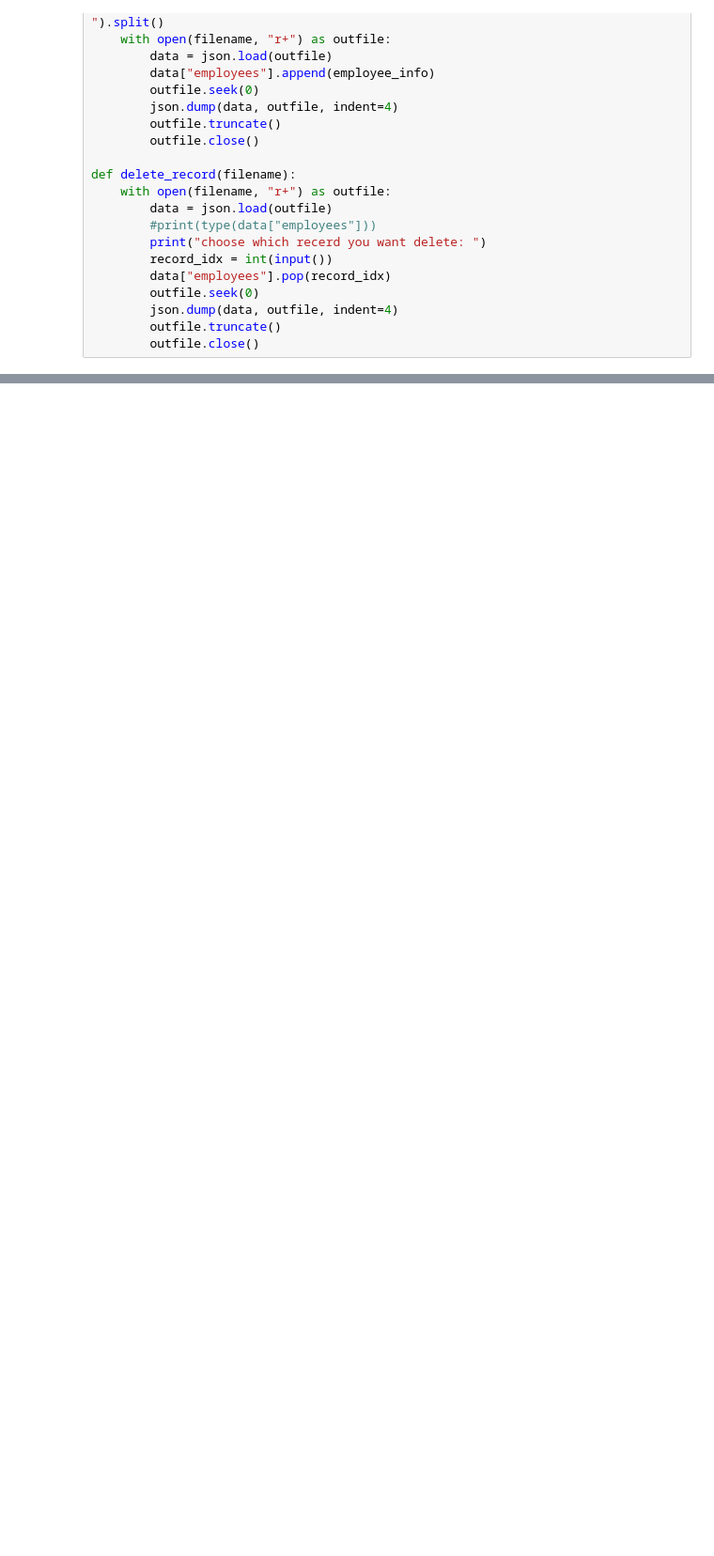
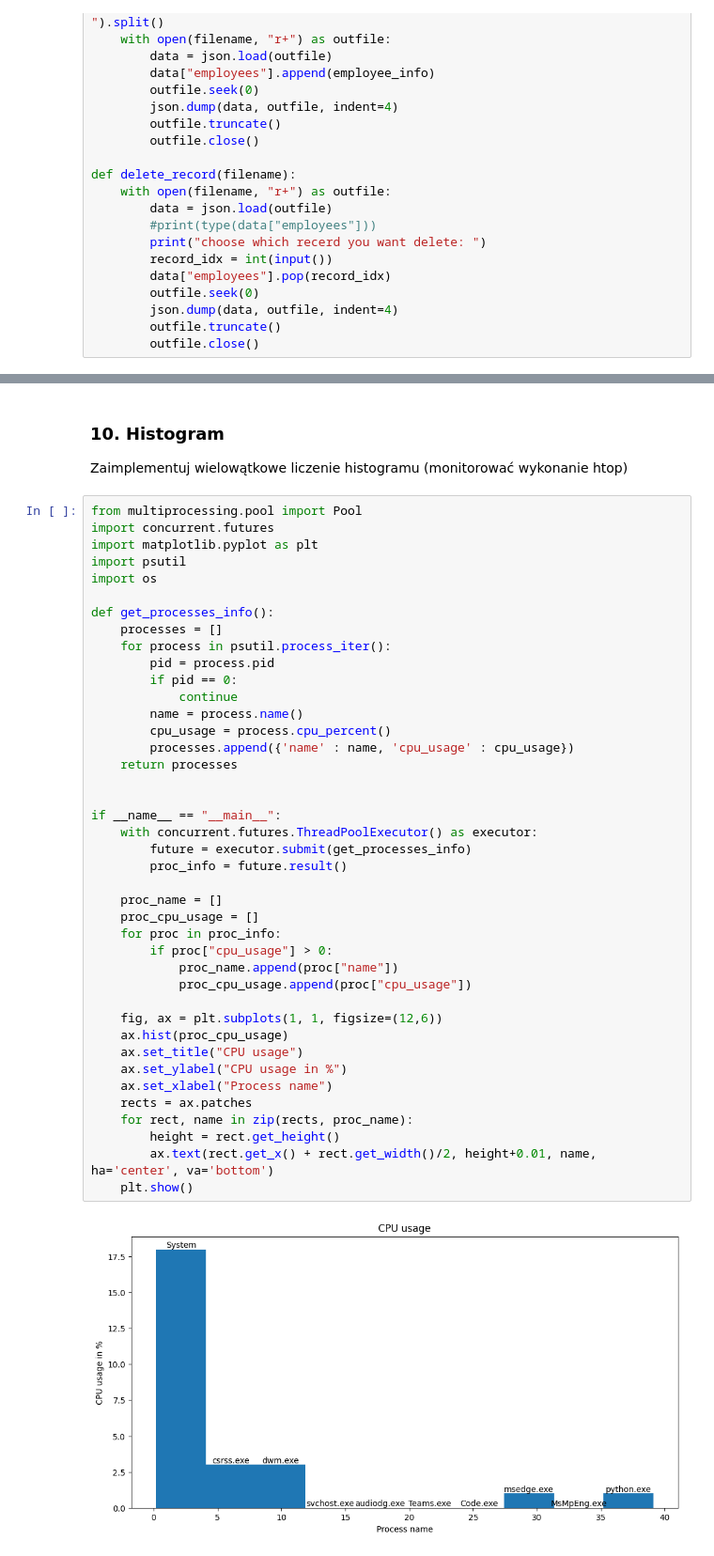
Before and after one commit to maj77/PythonCourse, a Jupyter notebook: PythonLab.ipynb, the cells around one changed output, grey strips where cells are left out. Shown: that part at 94% size. Saved outputs shown, nothing was run; the diff lists cells and outputs as text; blank space fills up the shorter version.

```diff
--- a/PythonLab.ipynb
+++ b/PythonLab.ipynb
@@ -355,3 +367,49 @@ def delete_record(filename):
 delete_record("sample.json")
 # %% [output]
 choose which recerd you want delete:
+# %% [markdown]
+### 10. Histogram
+Zaimplementuj wielowątkowe liczenie histogramu (monitorować wykonanie htop)
+# %%
+from multiprocessing.pool import Pool
+import concurrent.futures
+import matplotlib.pyplot as plt
+import psutil
+import os
+
+def get_processes_info():
+    processes = []
+    for process in psutil.process_iter():
+        pid = process.pid
+        if pid == 0:
+            continue
+        name = process.name()
+        cpu_usage = process.cpu_percent()
+        processes.append({'name' : name, 'cpu_usage' : cpu_usage})
+    return processes
+
+
+if __name__ == "__main__":
+    with concurrent.futures.ThreadPoolExecutor() as executor:
+        future = executor.submit(get_processes_info)
+        proc_info = future.result()
+
+    proc_name = []
+    proc_cpu_usage = []
+    for proc in proc_info:
+        if proc["cpu_usage"] > 0:
+            proc_name.append(proc["name"])
+            proc_cpu_usage.append(proc["cpu_usage"])
+
+    fig, ax = plt.subplots(1, 1, figsize=(12,6))
+    ax.hist(proc_cpu_usage)
+    ax.set_title("CPU usage")
+    ax.set_ylabel("CPU usage in %")
+    ax.set_xlabel("Process name")
+    rects = ax.patches
+    for rect, name in zip(rects, proc_name):
+        height = rect.get_height()
+        ax.text(rect.get_x() + rect.get_width()/2, height+0.01, name, ha='center', va='bottom')
+    plt.show()
+# %% [output]
+[figure, added]
```
Also changed, not shown: parts of 14 cells of this notebook, 5 other files.
